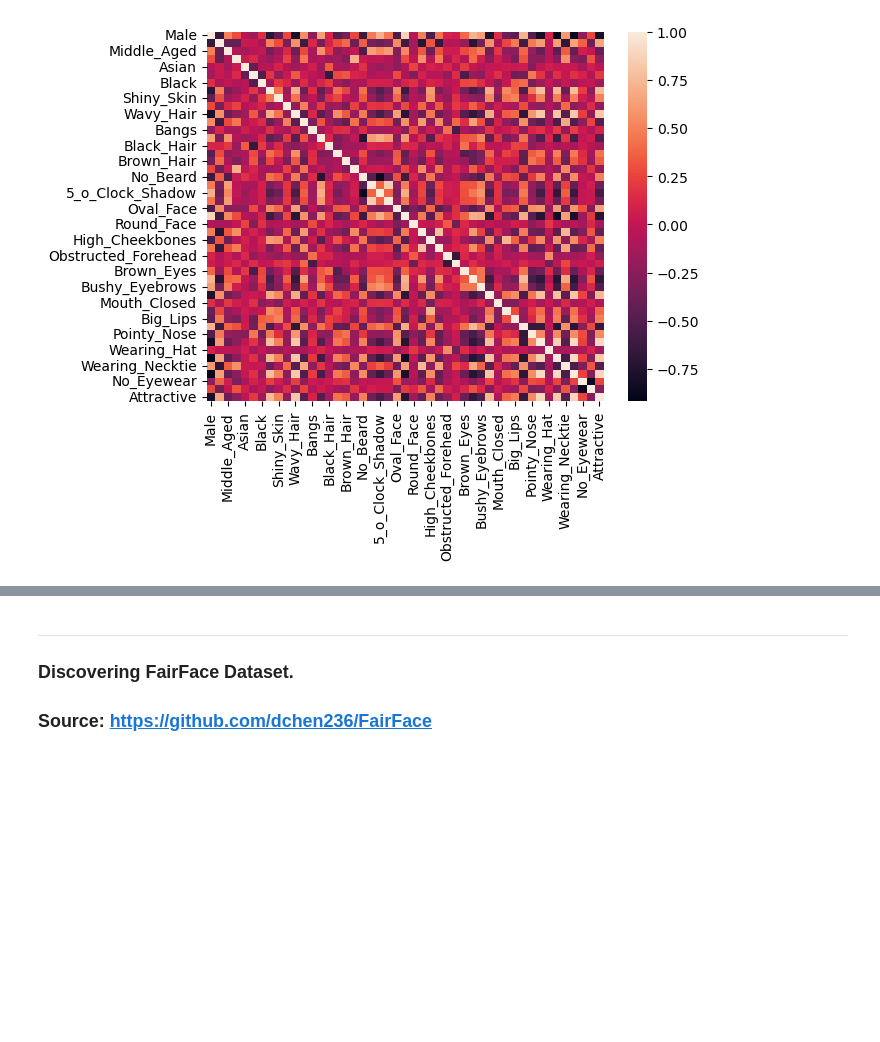
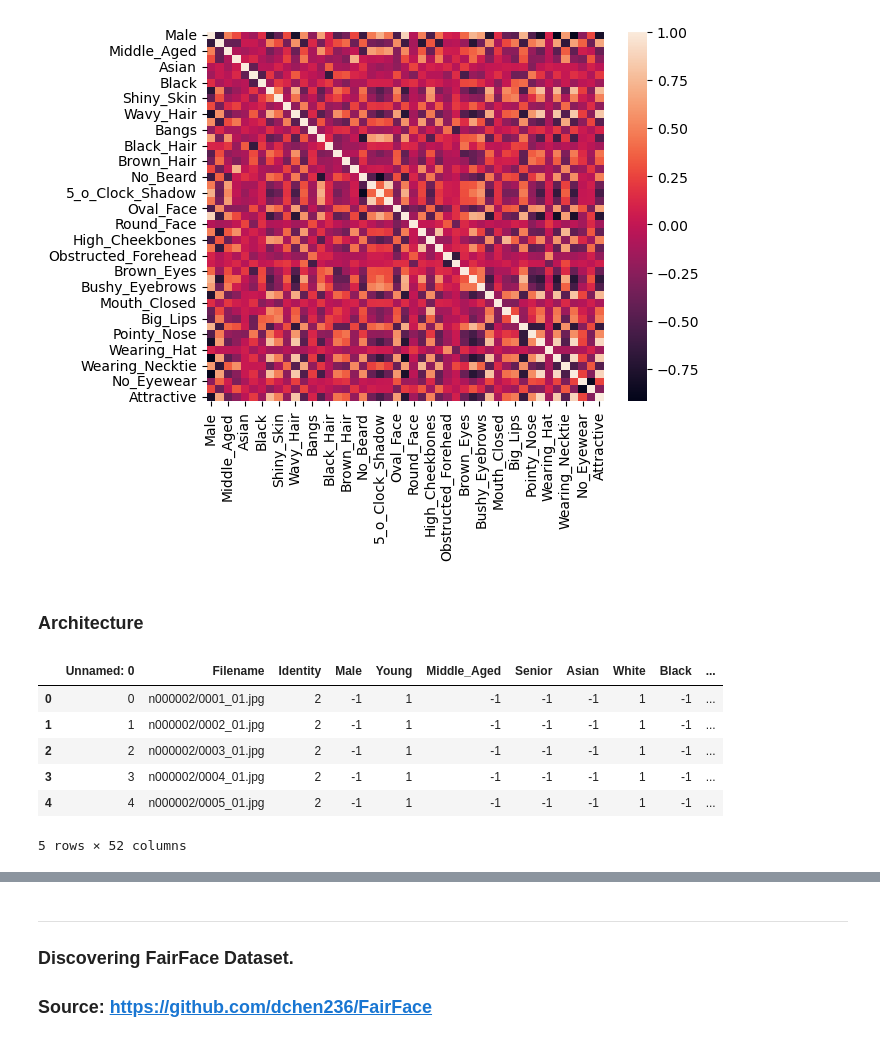
Before and after one commit to malkhawaldeh/Smart-Surveillance-System, a Jupyter notebook: final_project.ipynb, the cells around one changed output, grey strips where cells are left out. Saved outputs shown, nothing was run; the diff lists cells and outputs as text; code cells hidden in the pictures; blank space fills up the shorter version.

Commit message:
MAAD Update w/ CSV and Architecture

```diff
--- a/final_project.ipynb
+++ b/final_project.ipynb
@@ -609,3 +609,16 @@ sns.heatmap(corr_mat)
 # %% [output]
 <Axes: >
 [figure]
+# %% [markdown]
+### Architecture
+# %%
+maad_df = pd.read_csv('good_images.csv')
+maad_df.head()
+# %% [output]
+|  | Unnamed: 0 | Filename | Identity | Male | Young | Middle_Aged | Senior | Asian | White | Black | ... |
+| 0 | 0 | n000002/0001_01.jpg | 2 | -1 | 1 | -1 | -1 | -1 | 1 | -1 | ... |
+| 1 | 1 | n000002/0002_01.jpg | 2 | -1 | 1 | -1 | -1 | -1 | 1 | -1 | ... |
+| 2 | 2 | n000002/0003_01.jpg | 2 | -1 | 1 | -1 | -1 | -1 | 1 | -1 | ... |
+| 3 | 3 | n000002/0004_01.jpg | 2 | -1 | 1 | -1 | -1 | -1 | 1 | -1 | ... |
+| 4 | 4 | n000002/0005_01.jpg | 2 | -1 | 1 | -1 | -1 | -1 | 1 | -1 | ... |
+5 rows × 52 columns
```
Also changed, not shown: parts of 11 cells of this notebook.
